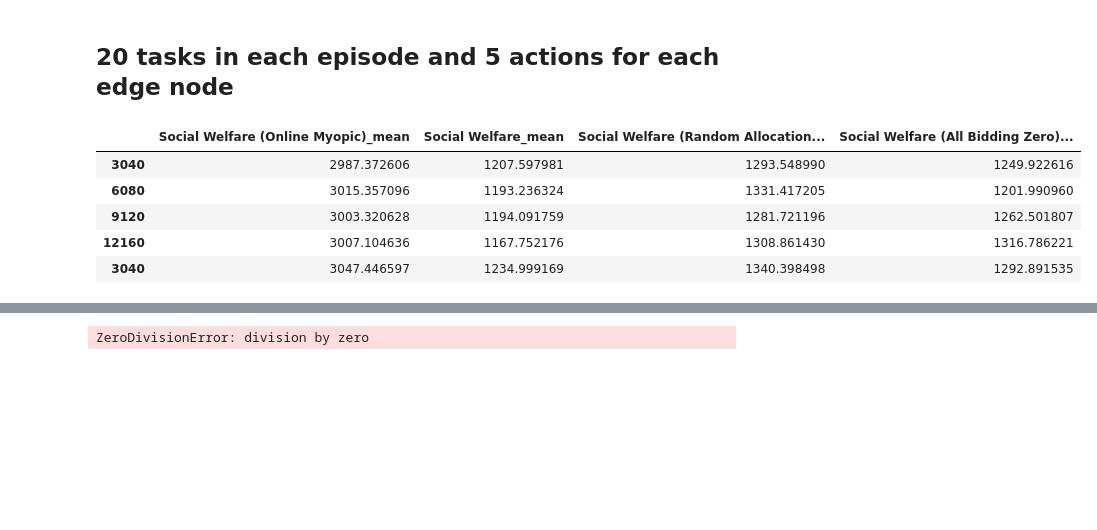
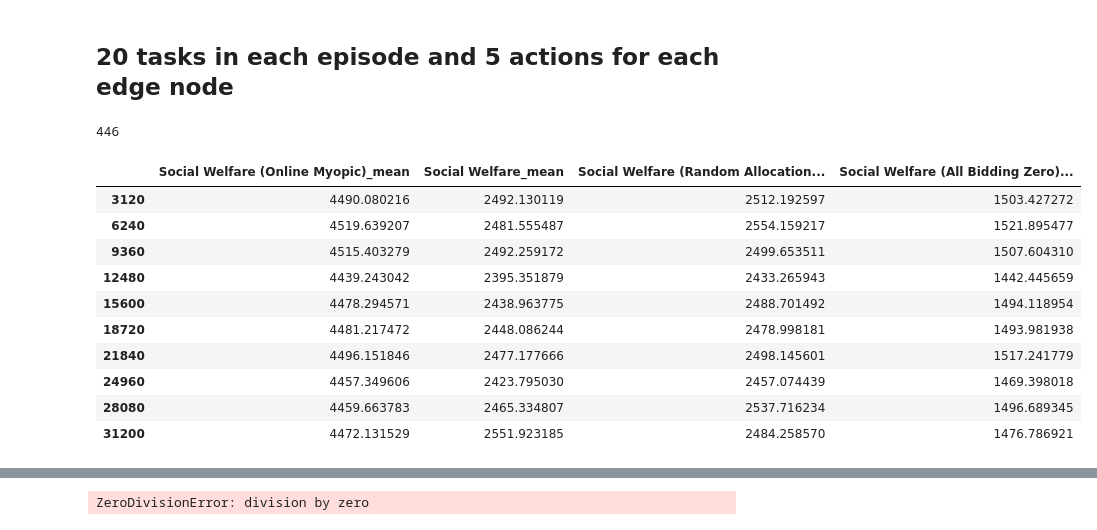
Before and after one commit to fb1n15/edge-cloud-resource-allocation-using-MARL, a Jupyter notebook: src/jupyter_notebooks/Analysis_of_results.ipynb, the cells around one changed output, grey strips where cells are left out. Drawn from its saved outputs; the diff is of its cells as text; code cells hidden in the pictures; blank space fills up the shorter version.

```diff
--- a/src/jupyter_notebooks/Analysis_of_results.ipynb
+++ b/src/jupyter_notebooks/Analysis_of_results.ipynb
@@ -23,48 +23,54 @@ plt.rcParams["figure.figsize"] = fig_size
 # https://stackoverflow.com/a/29206464/7060068
 import os
 
-path = '/Users/fan/OneDrive - University of Southampton/My-Projects/Edge-Cloud-Resource-Allocation/marl-edge-cloud/results/edge_cloud_independent_ppo_with_history_5-actions_env-3'
+path = '/Users/fan/OneDrive - University of Southampton/My-Projects/Edge-Cloud-Resource-Allocation/marl-edge-cloud/results/edge_cloud_independent_ppo_with_history_5-actions_env-3_cooperative_first-price'
 dir_list = os.listdir(path)
 # print(dir_list)
 # %%
 # read results in .json files
 import json
 
-hyperparamter_string = 'lr=0.0001,train_batch_size=3000_2021-11-03'
+hyperparamter_string = '2021-11-10'
 
 df_results = pd.DataFrame()
 results = []
 for folder in dir_list:
     file_path = f'{path}/{folder}/result.json'
     if hyperparamter_string not in file_path:  # only consider the specific hyperparameters combination
         continue
     if not os.path.isfile(file_path):  # jump over useless paths
         continue
     # load data using Python JSON module
 #     print(file_path)
     with open(file_path) as f:
         # json.loads (and json.load) does not decode multiple json object. So load each line at a time.
         # https://stackoverflow.com/a/29312618/7060068
         for line in f:
             data = json.loads(line)
 #             print(data)
 #             break
             data_row = data['custom_metrics']
 
     #         df = pd.DataFrame.from_dict(data, index=0)
             # https://stackoverflow.com/a/17840195/7060068
             df = pd.DataFrame(data_row, index=[data['timesteps_total']])
             results.append(df)
 
 df_results = pd.concat(results, axis=0)
 df_results = df_results[['Social Welfare (Online Myopic)_mean', 'Social Welfare_mean',
                          'Social Welfare (Random Allocation)_mean', 'Social Welfare (All Bidding Zero)_mean']]
-# print(len(df_results))
-df_results.head()
+print(len(df_results))
+df_results.head(10)
 # %% [output]
+446
 |  | Social Welfare (Online Myopic)_mean | Social Welfare_mean | Social Welfare (Random Allocation... | Social Welfare (All Bidding Zero)... |
-| 3040 | 2987.372606 | 1207.597981 | 1293.548990 | 1249.922616 |
-| 6080 | 3015.357096 | 1193.236324 | 1331.417205 | 1201.990960 |
-| 9120 | 3003.320628 | 1194.091759 | 1281.721196 | 1262.501807 |
-| 12160 | 3007.104636 | 1167.752176 | 1308.861430 | 1316.786221 |
-| 3040 | 3047.446597 | 1234.999169 | 1340.398498 | 1292.891535 |
+| 3120 | 4490.080216 | 2492.130119 | 2512.192597 | 1503.427272 |
+| 6240 | 4519.639207 | 2481.555487 | 2554.159217 | 1521.895477 |
+| 9360 | 4515.403279 | 2492.259172 | 2499.653511 | 1507.604310 |
+| 12480 | 4439.243042 | 2395.351879 | 2433.265943 | 1442.445659 |
+| 15600 | 4478.294571 | 2438.963775 | 2488.701492 | 1494.118954 |
+| 18720 | 4481.217472 | 2448.086244 | 2478.998181 | 1493.981938 |
+| 21840 | 4496.151846 | 2477.177666 | 2498.145601 | 1517.241779 |
+| 24960 | 4457.349606 | 2423.795030 | 2457.074439 | 1469.398018 |
+| 28080 | 4459.663783 | 2465.334807 | 2537.716234 | 1496.689345 |
+| 31200 | 4472.131529 | 2551.923185 | 2484.258570 | 1476.786921 |
```
Also changed, not shown: parts of 13 cells of this notebook, 14 other files.
